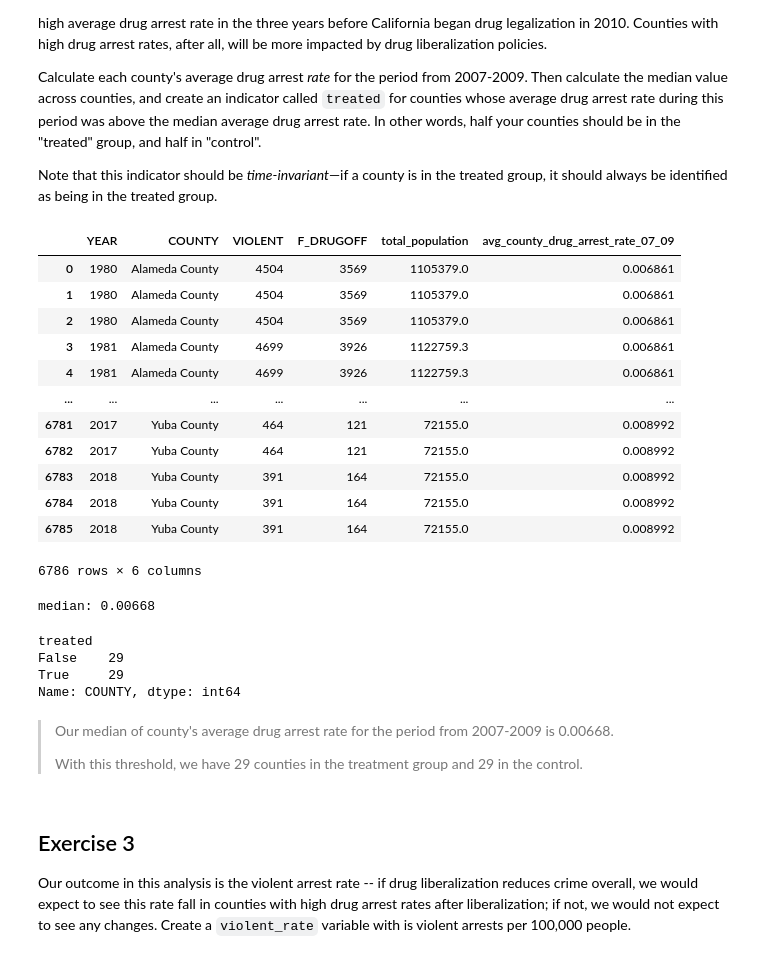
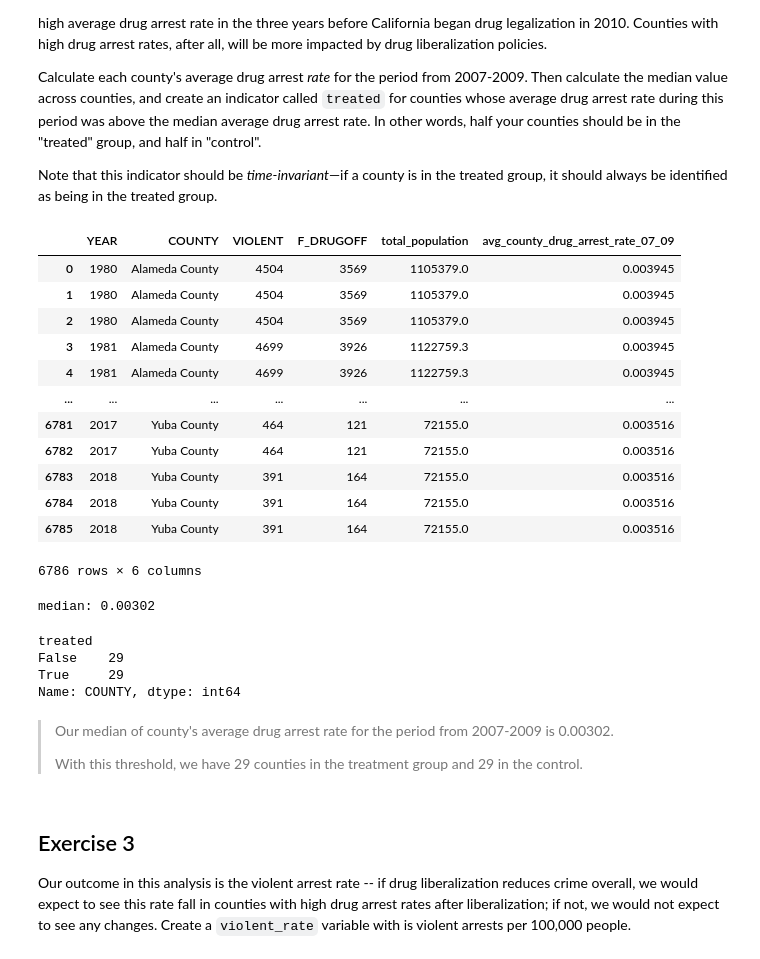
Before and after one commit to BarbaraPFloresRios/IDS701_UnifyingDataScience_CausalInference, a Jupyter notebook: 20240419_ExerciseDiffindiff/exercise_diffindiff.ipynb, the cells around one changed output. Cells and saved outputs as stored; diff of their text form; code cells hidden in the pictures.

```diff
--- a/20240419_ExerciseDiffindiff/exercise_diffindiff.ipynb
+++ b/20240419_ExerciseDiffindiff/exercise_diffindiff.ipynb
@@ -86,35 +86,35 @@ Note that this indicator should be *time-invariant*—if a county is in the trea
 # %%
 arrest_data_07_09 = arrest_data[
     (arrest_data["YEAR"] >= 2007) & (arrest_data["YEAR"] <= 2009)
 ].copy()
 
 arrest_data_07_09["drug_arrest_rate"] = (
-    (arrest_data_07_09["VIOLENT"] + arrest_data_07_09["F_DRUGOFF"])
-) / arrest_data_07_09["total_population"]
+    arrest_data_07_09["F_DRUGOFF"] / arrest_data_07_09["total_population"]
+)
 
-arrest_data_07_09
 
 arrest_data_07_09["avg_county_drug_arrest_rate_07_09"] = arrest_data_07_09.groupby(
     "COUNTY"
 )[["drug_arrest_rate"]].transform("mean")
 
-arrest_data_07_09 = arrest_data_07_09[["COUNTY", "avg_county_drug_arrest_rate_07_09"]]
+arrest_data_07_09 = arrest_data_07_09[[
+    "COUNTY", "avg_county_drug_arrest_rate_07_09"]]
 
 arrest_data = arrest_data.merge(arrest_data_07_09, how="left", on="COUNTY")
 arrest_data
 # %% [output]
 |  | YEAR | COUNTY | VIOLENT | F_DRUGOFF | total_population | avg_county_drug_arrest_rate_07_09 |
-| 0 | 1980 | Alameda County | 4504 | 3569 | 1105379.0 | 0.006861 |
-| 1 | 1980 | Alameda County | 4504 | 3569 | 1105379.0 | 0.006861 |
-| 2 | 1980 | Alameda County | 4504 | 3569 | 1105379.0 | 0.006861 |
-| 3 | 1981 | Alameda County | 4699 | 3926 | 1122759.3 | 0.006861 |
-| 4 | 1981 | Alameda County | 4699 | 3926 | 1122759.3 | 0.006861 |
+| 0 | 1980 | Alameda County | 4504 | 3569 | 1105379.0 | 0.003945 |
+| 1 | 1980 | Alameda County | 4504 | 3569 | 1105379.0 | 0.003945 |
+| 2 | 1980 | Alameda County | 4504 | 3569 | 1105379.0 | 0.003945 |
+| 3 | 1981 | Alameda County | 4699 | 3926 | 1122759.3 | 0.003945 |
+| 4 | 1981 | Alameda County | 4699 | 3926 | 1122759.3 | 0.003945 |
 | ... | ... | ... | ... | ... | ... | ... |
-| 6781 | 2017 | Yuba County | 464 | 121 | 72155.0 | 0.008992 |
-| 6782 | 2017 | Yuba County | 464 | 121 | 72155.0 | 0.008992 |
-| 6783 | 2018 | Yuba County | 391 | 164 | 72155.0 | 0.008992 |
-| 6784 | 2018 | Yuba County | 391 | 164 | 72155.0 | 0.008992 |
-| 6785 | 2018 | Yuba County | 391 | 164 | 72155.0 | 0.008992 |
+| 6781 | 2017 | Yuba County | 464 | 121 | 72155.0 | 0.003516 |
+| 6782 | 2017 | Yuba County | 464 | 121 | 72155.0 | 0.003516 |
+| 6783 | 2018 | Yuba County | 391 | 164 | 72155.0 | 0.003516 |
+| 6784 | 2018 | Yuba County | 391 | 164 | 72155.0 | 0.003516 |
+| 6785 | 2018 | Yuba County | 391 | 164 | 72155.0 | 0.003516 |
 6786 rows × 6 columns
 # %%
 median = arrest_data_07_09["avg_county_drug_arrest_rate_07_09"].median()
@@ -122,13 +122,13 @@ print("median:", round(median, 5))
 arrest_data["treated"] = arrest_data["avg_county_drug_arrest_rate_07_09"] >= median
 arrest_data.groupby("treated")["COUNTY"].nunique()
 # %% [output]
-median: 0.00668
+median: 0.00302
 treated
 False    29
 True     29
 Name: COUNTY, dtype: int64
 # %% [markdown]
->Our median of county's average drug arrest rate for the period from 2007-2009 is 0.00668.
+>Our median of county's average drug arrest rate for the period from 2007-2009 is 0.00302.
 >
 >With this threshold, we have 29 counties in the treatment group and 29 in the control.
 # %% [markdown]
```
Also changed, not shown: parts of 19 cells of this notebook.
